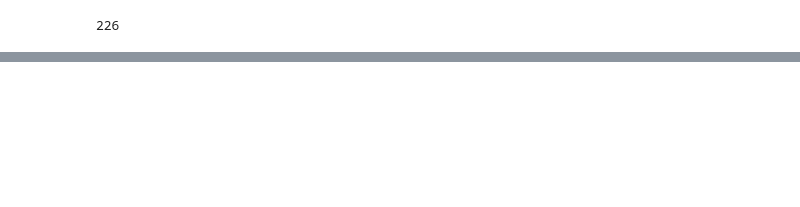
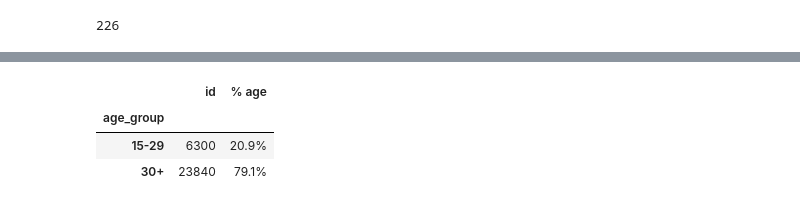
Before and after one commit to wisnercelucus/fake_haitian_farmers, a Jupyter notebook: core/main.ipynb, the cells around one changed output, grey strips where cells are left out. Drawn from its saved outputs; the diff is of its cells as text; code cells hidden in the pictures; blank space fills up the shorter version.

```diff
--- a/core/main.ipynb
+++ b/core/main.ipynb
@@ -319,3 +265,14 @@ df_from_sql.head()
 #df_query = pd.read_sql('SELECT * FROM participants WHERE age > 30', con=engine)
 
 #df_query.head()
+# %%
+s = df.groupby("age_group")[['id']].count()
+# %%
+s["% age"] = [ str(round((x/total_participants) * 100, 2)) + '%'  for x in s['id']]
+# %%
+s
+# %% [output]
+|  | id | % age |
+| age_group |  |  |
+| 15-29 | 6300 | 20.9% |
+| 30+ | 23840 | 79.1% |
```
Also changed, not shown: parts of 38 cells of this notebook, 2 other files.
